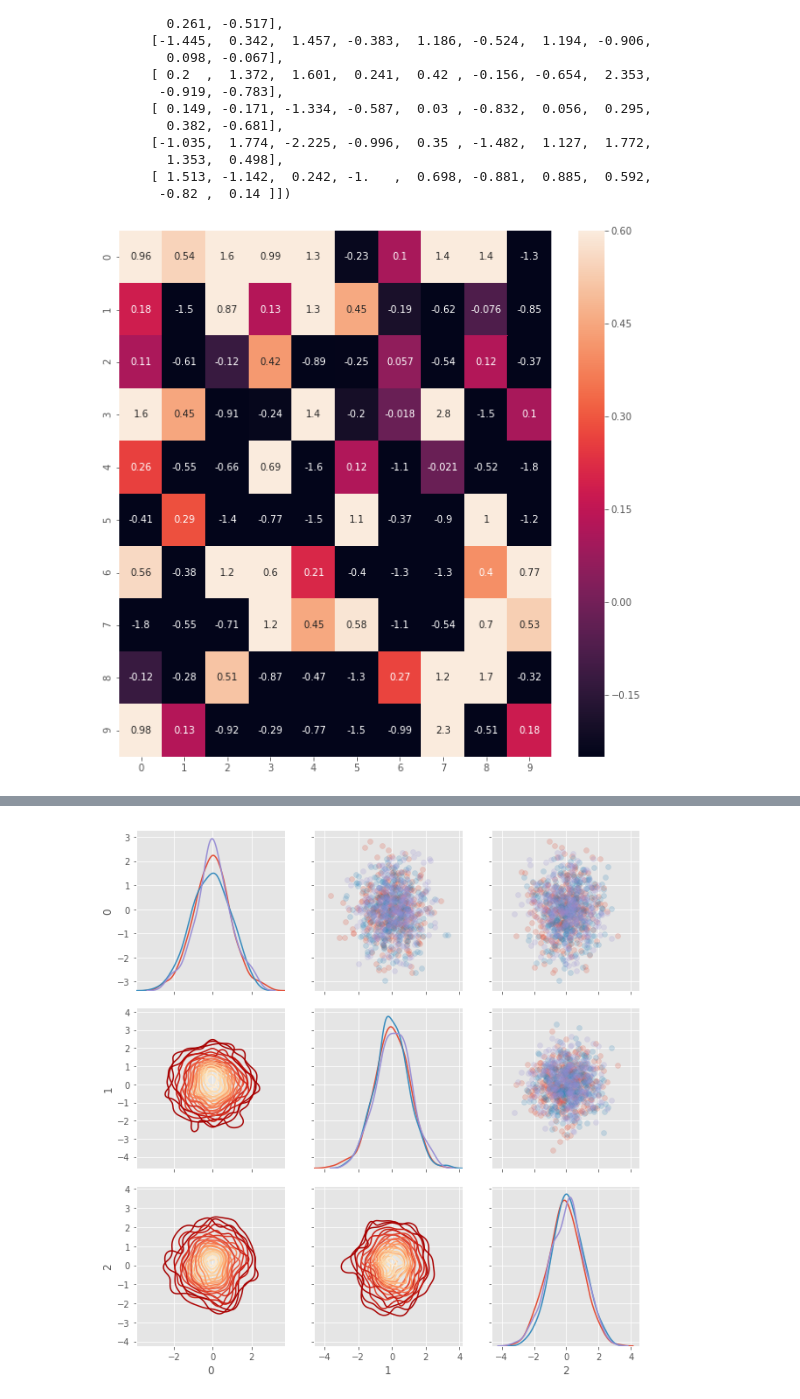
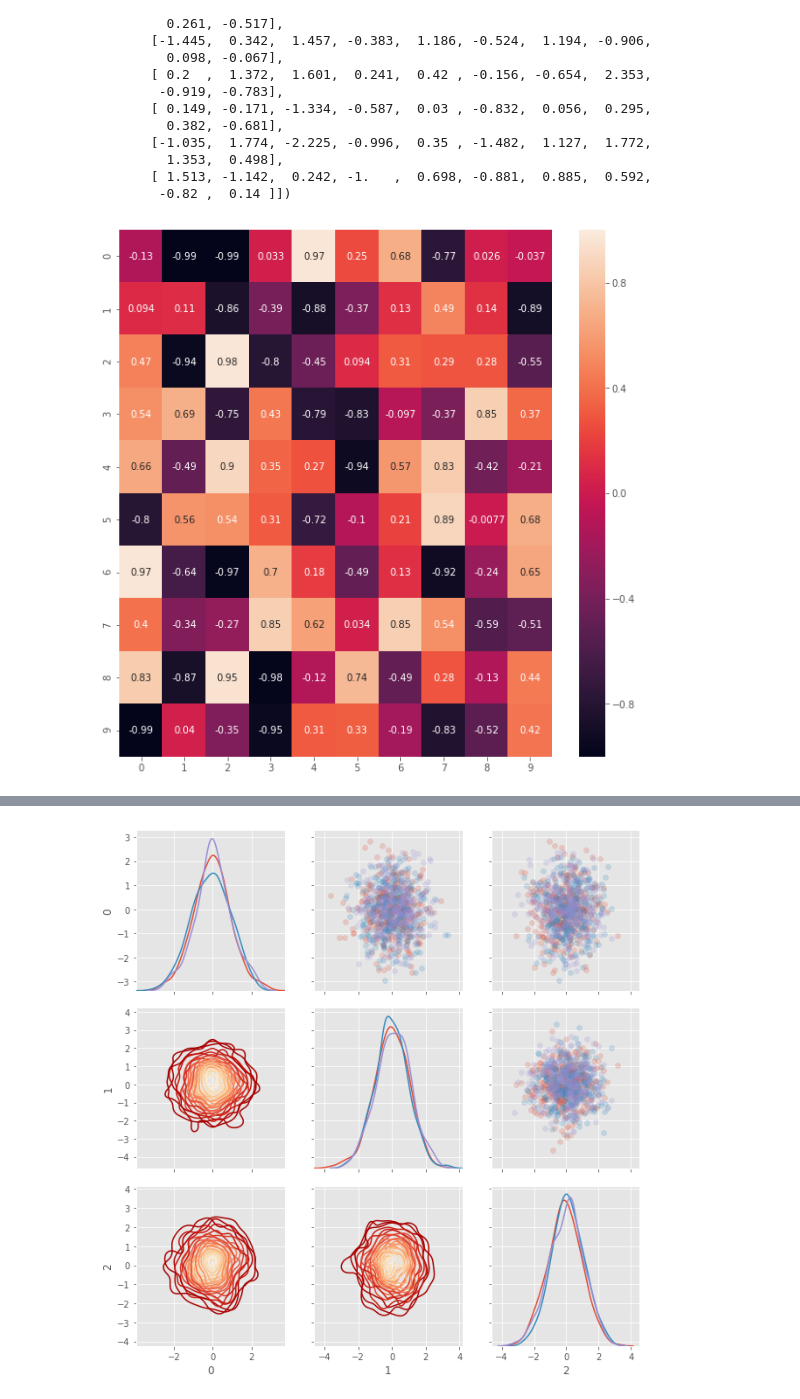
Before and after one commit to s111100001/ML100Days, a Jupyter notebook: homework/Day_020_HW.ipynb, the cells around one changed output, grey strips where cells are left out. Cells and saved outputs as stored; diff of their text form; code cells hidden in the pictures.

```diff
--- a/homework/Day_020_HW.ipynb
+++ b/homework/Day_020_HW.ipynb
@@ -75,16 +62,16 @@ array([[ 0.14 , -1.119,  0.061, -0.092, -1.353, -0.769, -0.79 ,  0.159,
 # %%
 """
 Your Code Here
 """
-matrix = np.random.randn(10,10)
+matrix = (np.random.random((10,10)) - 0.5) * 2
 plt.figure(figsize=(10,10))
 """
 Your Code Here
 """
-sns.heatmap(matrix, vmin = -0.25, annot = True, vmax = 0.6)
+sns.heatmap(matrix, vmin = -1, annot = True, vmax = 1)
 plt.show()
 # %% [output]
-[figure, old version]
+[figure, new version]
 # %%
 nrow = 1000
 ncol = 3
```
Also changed, not shown: parts of 4 cells of this notebook.
